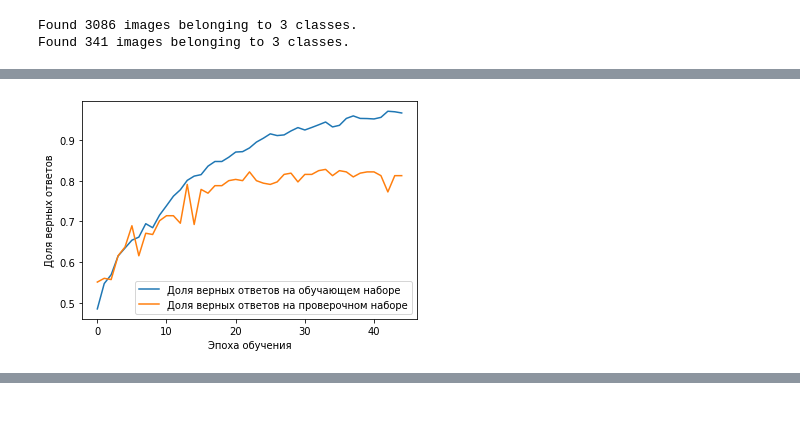
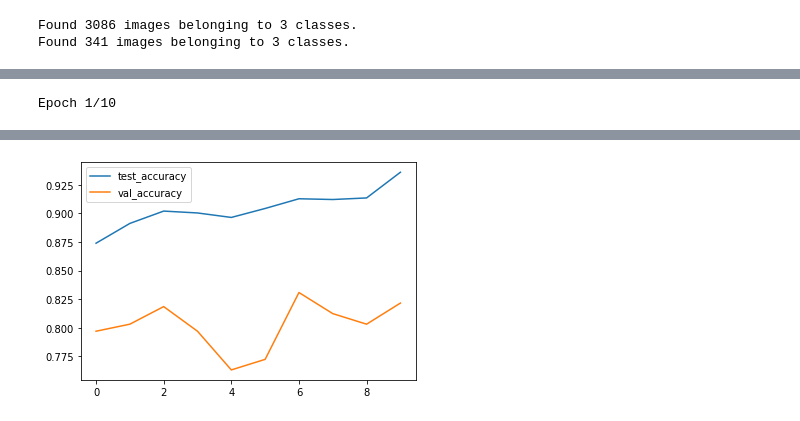
Before and after one commit to a18091986/MachineLearning, a Jupyter notebook: Deep Learning/Convolutional neural network/ImageDataGenerator_cars_img_prediction.ipynb, the cells around one changed output, grey strips where cells are left out. Saved outputs shown, nothing was run; the diff lists cells and outputs as text; code cells hidden in the pictures.

```diff
--- a/Deep Learning/Convolutional neural network/ImageDataGenerator_cars_img_prediction.ipynb
+++ b/Deep Learning/Convolutional neural network/ImageDataGenerator_cars_img_prediction.ipynb
@@ -168,12 +271,17 @@ _________________________________________________________________
-# %%
-#Оображаем график точности обучения
-plt.plot(history.history['accuracy'],
-         label='Доля верных ответов на обучающем наборе')
-plt.plot(history.history['val_accuracy'],
-         label='Доля верных ответов на проверочном наборе')
-plt.xlabel('Эпоха обучения')
-plt.ylabel('Доля верных ответов')
-plt.legend()
-plt.show()
-# %% [output]
-[figure, removed]
+# %%
+model.compile(loss='categorical_crossentropy', optimizer=Adam(learning_rate=0.0001), metrics=['accuracy'])
+
+history = model.fit_generator(
+    train_generator,
+    steps_per_epoch = train_generator.samples // batch_size,
+    validation_data = val_generator,
+    validation_steps = val_generator.samples // batch_size,
+    epochs=10,
+    verbose=1
+)
+
+plt.plot(history.history['accuracy'], label = 'test_accuracy')
+plt.plot(history.history['val_accuracy'], label = 'val_accuracy')
+plt.legend();
+# %% [output]
+Epoch 1/10
@@ -179,0 +307 @@ plt.show()
+[figure, added]
```
Also changed, not shown: parts of 10 cells of this notebook.
